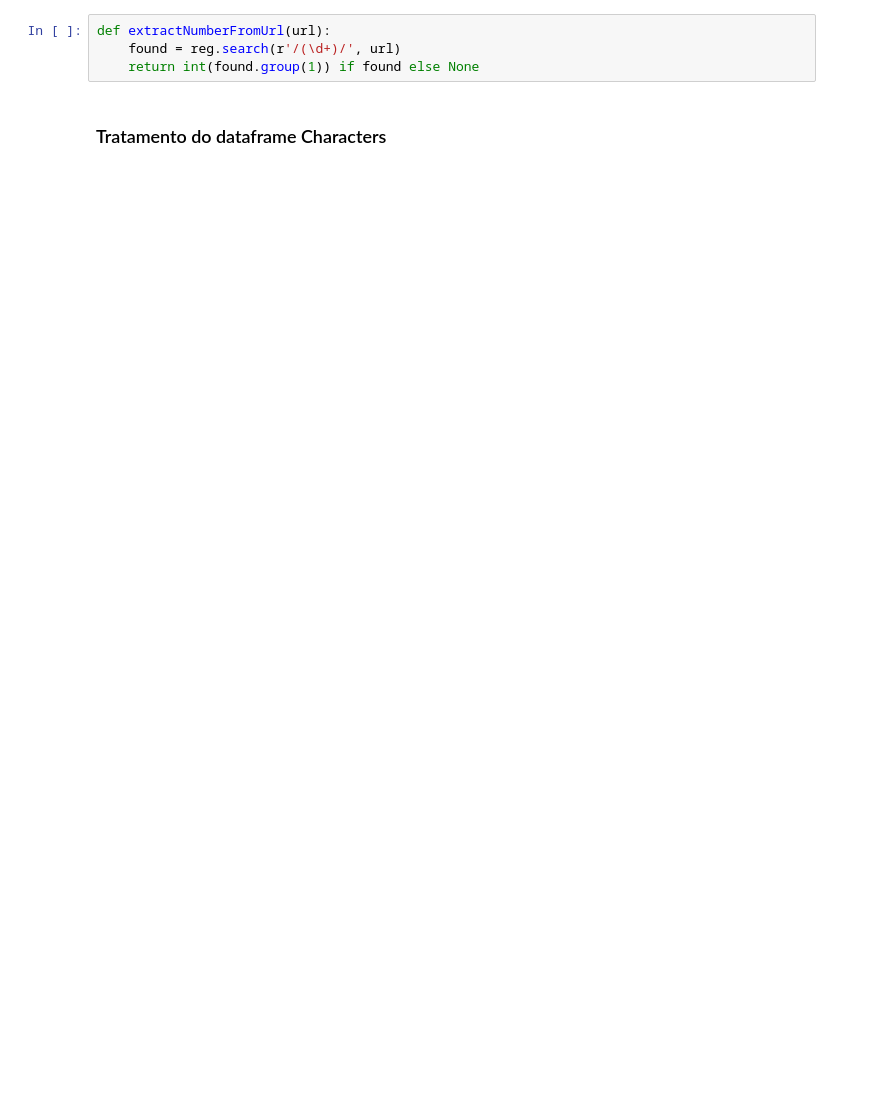
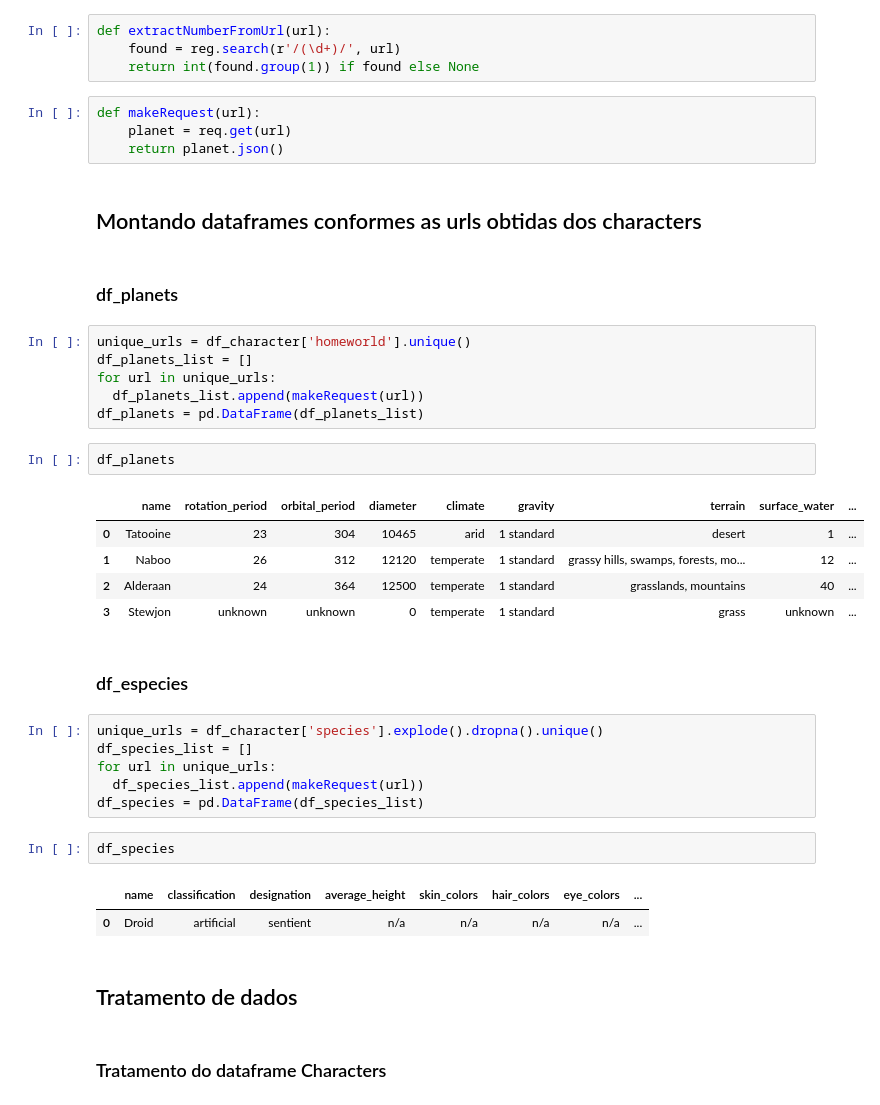
Before and after one commit to NIcknameInvalido/star_wars, a Jupyter notebook: app.ipynb, the cells around one changed output. Saved outputs shown, nothing was run; the diff lists cells and outputs as text; blank space fills up the shorter version.

```diff
--- a/app.ipynb
+++ b/app.ipynb
@@ -36,6 +31,43 @@ df_films = pd.json_normalize(films.json(), 'results')
 def extractNumberFromUrl(url):
     found = reg.search(r'/(\d+)/', url)
     return int(found.group(1)) if found else None
+# %%
+def makeRequest(url):
+    planet = req.get(url)
+    return planet.json()
+# %% [markdown]
+## Montando dataframes conformes as urls obtidas dos characters
+# %% [markdown]
+### df_planets
+# %%
+unique_urls = df_character['homeworld'].unique()
+df_planets_list = []
+for url in unique_urls:
+  df_planets_list.append(makeRequest(url))
+df_planets = pd.DataFrame(df_planets_list)
+# %%
+df_planets
+# %% [output]
+|  | name | rotation_period | orbital_period | diameter | climate | gravity | terrain | surface_water | ... |
+| 0 | Tatooine | 23 | 304 | 10465 | arid | 1 standard | desert | 1 | ... |
+| 1 | Naboo | 26 | 312 | 12120 | temperate | 1 standard | grassy hills, swamps, forests, mo... | 12 | ... |
+| 2 | Alderaan | 24 | 364 | 12500 | temperate | 1 standard | grasslands, mountains | 40 | ... |
+| 3 | Stewjon | unknown | unknown | 0 | temperate | 1 standard | grass | unknown | ... |
+# %% [markdown]
+### df_especies
+# %%
+unique_urls = df_character['species'].explode().dropna().unique()
+df_species_list = []
+for url in unique_urls:
+  df_species_list.append(makeRequest(url))
+df_species = pd.DataFrame(df_species_list)
+# %%
+df_species
+# %% [output]
+|  | name | classification | designation | average_height | skin_colors | hair_colors | eye_colors | ... |
+| 0 | Droid | artificial | sentient | n/a | n/a | n/a | n/a | ... |
+# %% [markdown]
+## Tratamento de dados
 # %% [markdown]
 ### Tratamento do dataframe Characters
 # %%
```
Also changed, not shown: parts of 21 cells of this notebook.
